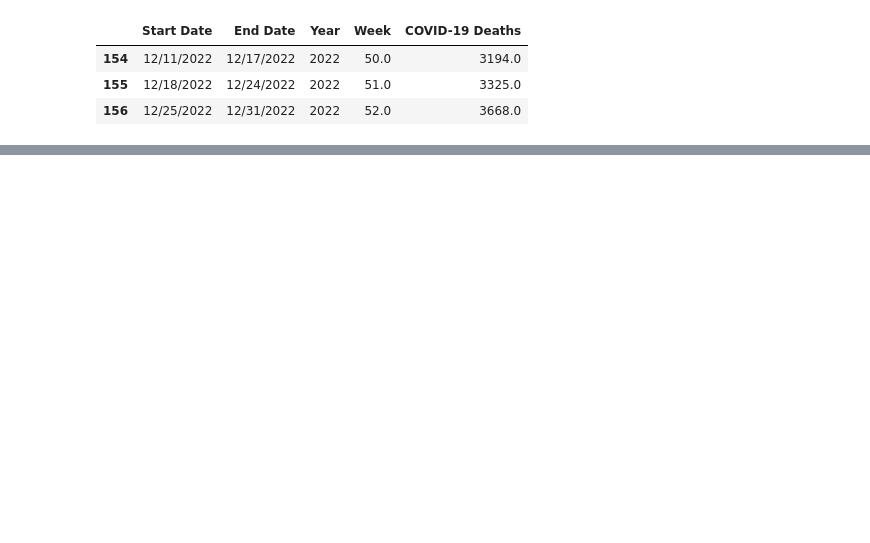
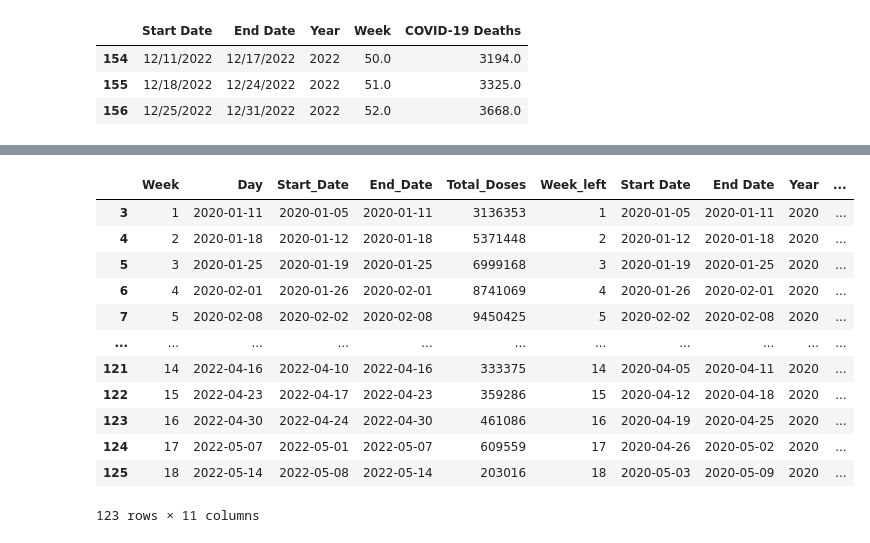
Before and after one commit to carolinehagood/covid-project, a Jupyter notebook: Combining_data.ipynb, the cells around one changed output, grey strips where cells are left out. Cells and saved outputs as stored; diff of their text form; code cells hidden in the pictures; blank space fills up the shorter version.

```diff
--- a/Combining_data.ipynb
+++ b/Combining_data.ipynb
@@ -14,0 +41,3 @@ df1.tail(3)
+# %%
+df1['Start Date'] = pd.to_datetime(df1['Start Date'], errors='coerce')
+df1['End Date'] = pd.to_datetime(df1['End Date'], errors='coerce')
@@ -36,0 +109,31 @@ df1_updated.head(3)
+# %%
+# Convert 'Start_Date' and 'End_Date' columns to datetime objects
+df2['Start_Date'] = pd.to_datetime(df2['Start_Date'])
+df2['End_Date'] = pd.to_datetime(df2['End_Date'])
+
+
+start_date = '2020-01-05'
+df1 = df1[df1['Start Date'] >= start_date]
+df2 = df2[df2['Start_Date'] >= start_date]
+
+# Now you can access the .dt accessor:
+df1['Week'] = df1['Start Date'].dt.isocalendar().week
+df2['Week'] = df2['Start_Date'].dt.isocalendar().week
+# %%
+df_updated= df2.join(df1, on= 'Week' ,lsuffix= '_left', rsuffix= '_right', how= 'left')
+# %%
+df_updated
+# %% [output]
+|  | Week | Day | Start_Date | End_Date | Total_Doses | Week_left | Start Date | End Date | Year | ... |
+| 3 | 1 | 2020-01-11 | 2020-01-05 | 2020-01-11 | 3136353 | 1 | 2020-01-05 | 2020-01-11 | 2020 | ... |
+| 4 | 2 | 2020-01-18 | 2020-01-12 | 2020-01-18 | 5371448 | 2 | 2020-01-12 | 2020-01-18 | 2020 | ... |
+| 5 | 3 | 2020-01-25 | 2020-01-19 | 2020-01-25 | 6999168 | 3 | 2020-01-19 | 2020-01-25 | 2020 | ... |
+| 6 | 4 | 2020-02-01 | 2020-01-26 | 2020-02-01 | 8741069 | 4 | 2020-01-26 | 2020-02-01 | 2020 | ... |
+| 7 | 5 | 2020-02-08 | 2020-02-02 | 2020-02-08 | 9450425 | 5 | 2020-02-02 | 2020-02-08 | 2020 | ... |
+| ... | ... | ... | ... | ... | ... | ... | ... | ... | ... | ... |
+| 121 | 14 | 2022-04-16 | 2022-04-10 | 2022-04-16 | 333375 | 14 | 2020-04-05 | 2020-04-11 | 2020 | ... |
+| 122 | 15 | 2022-04-23 | 2022-04-17 | 2022-04-23 | 359286 | 15 | 2020-04-12 | 2020-04-18 | 2020 | ... |
+| 123 | 16 | 2022-04-30 | 2022-04-24 | 2022-04-30 | 461086 | 16 | 2020-04-19 | 2020-04-25 | 2020 | ... |
+| 124 | 17 | 2022-05-07 | 2022-05-01 | 2022-05-07 | 609559 | 17 | 2020-04-26 | 2020-05-02 | 2020 | ... |
+| 125 | 18 | 2022-05-14 | 2022-05-08 | 2022-05-14 | 203016 | 18 | 2020-05-03 | 2020-05-09 | 2020 | ... |
+123 rows × 11 columns
```
Also changed, not shown: parts of 12 cells of this notebook.
